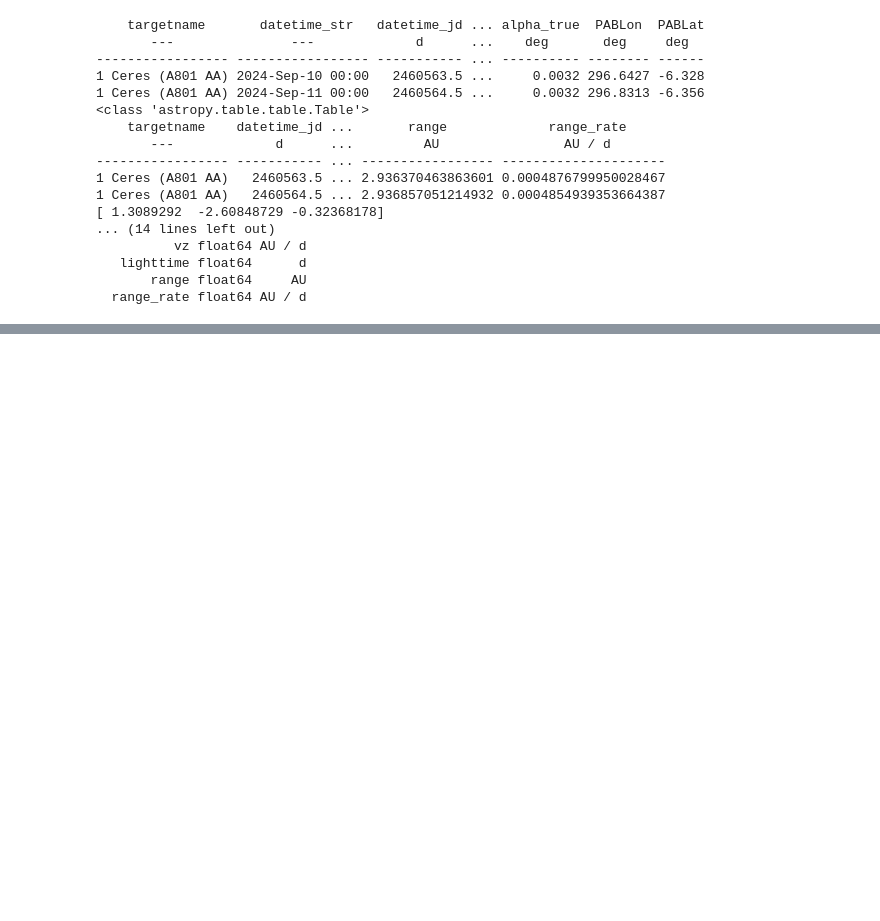
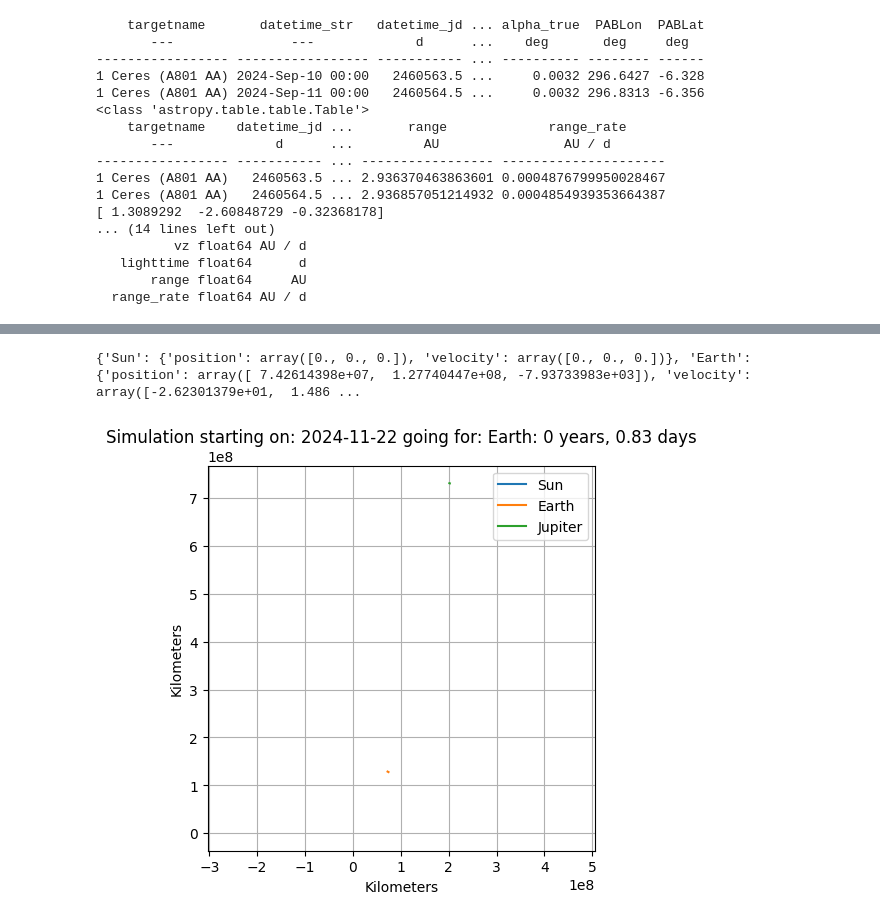
Before and after one commit to JacobASorensen/Orbital_Mechanics_Simulations, a Jupyter notebook: cplusplus/orbit_sim_with_cpp.ipynb, the cells around one changed output, grey strips where cells are left out. Saved outputs shown, nothing was run; the diff lists cells and outputs as text; code cells hidden in the pictures; blank space fills up the shorter version.

```diff
--- a/cplusplus/orbit_sim_with_cpp.ipynb
+++ b/cplusplus/orbit_sim_with_cpp.ipynb
@@ -515,0 +259,13 @@ MovieWriter imagemagick unavailable; using Pillow instead.
+# %%
+
+nbody_sim_3 = NBodySim(['Sun', 'Earth','Jupiter'])
+
+# Automatically uses today's date for the epoch
+nbody_sim_3.query_jpl()
+
+nbody_sim_3.Do_RKF45_Simulation(20*3600,3600,1,0.9,1.1)
+nbody_sim_3.Basic_Graphic()
+# nbody_sim_3.Animated_Graph(8,0,"Jupiter_Earth")
+# %% [output]
+{'Sun': {'position': array([0., 0., 0.]), 'velocity': array([0., 0., 0.])}, 'Earth': {'position': array([ 7.42614398e+07,  1.27740447e+08, -7.93733983e+03]), 'velocity': array([-2.62301379e+01,  1.486 ...
+[figure, added]
```
Also changed, not shown: parts of 4 cells of this notebook, 1 other file.
